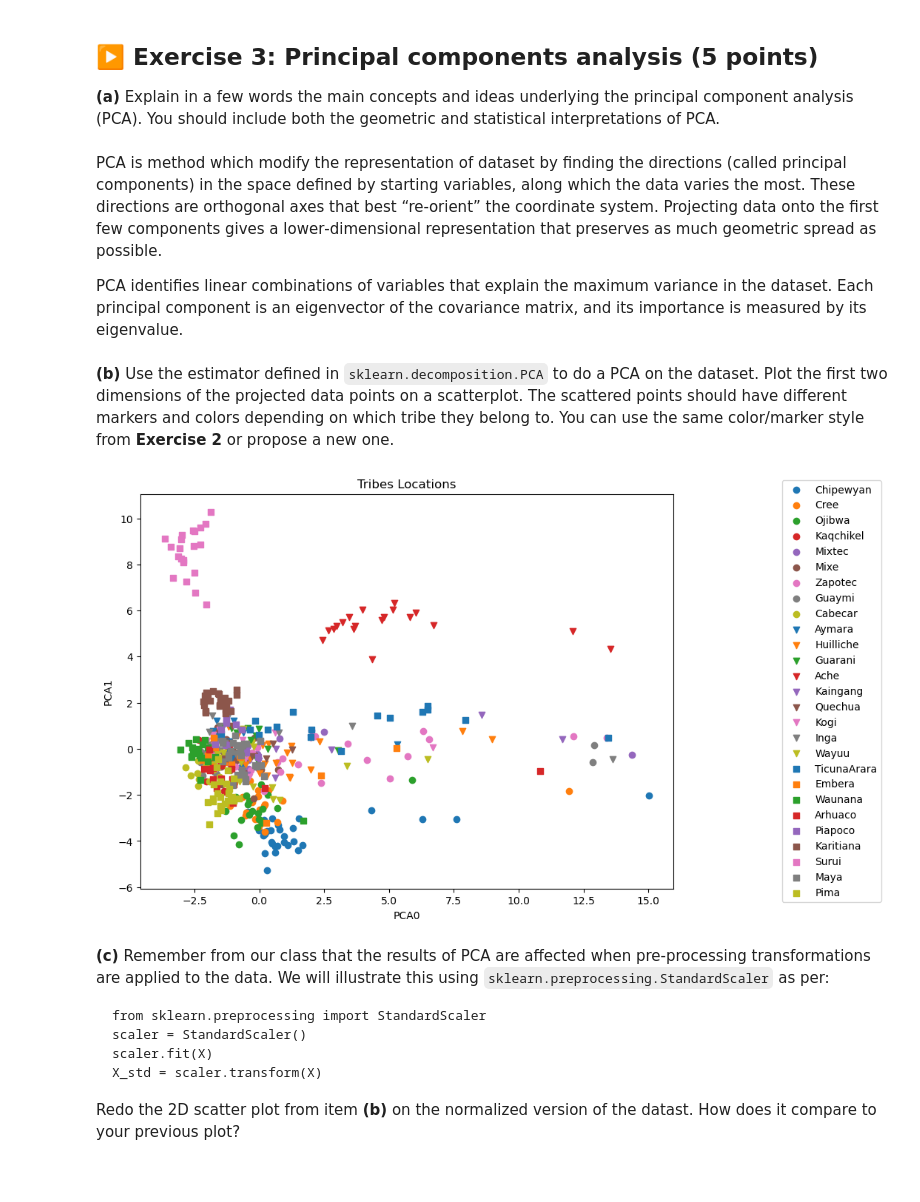
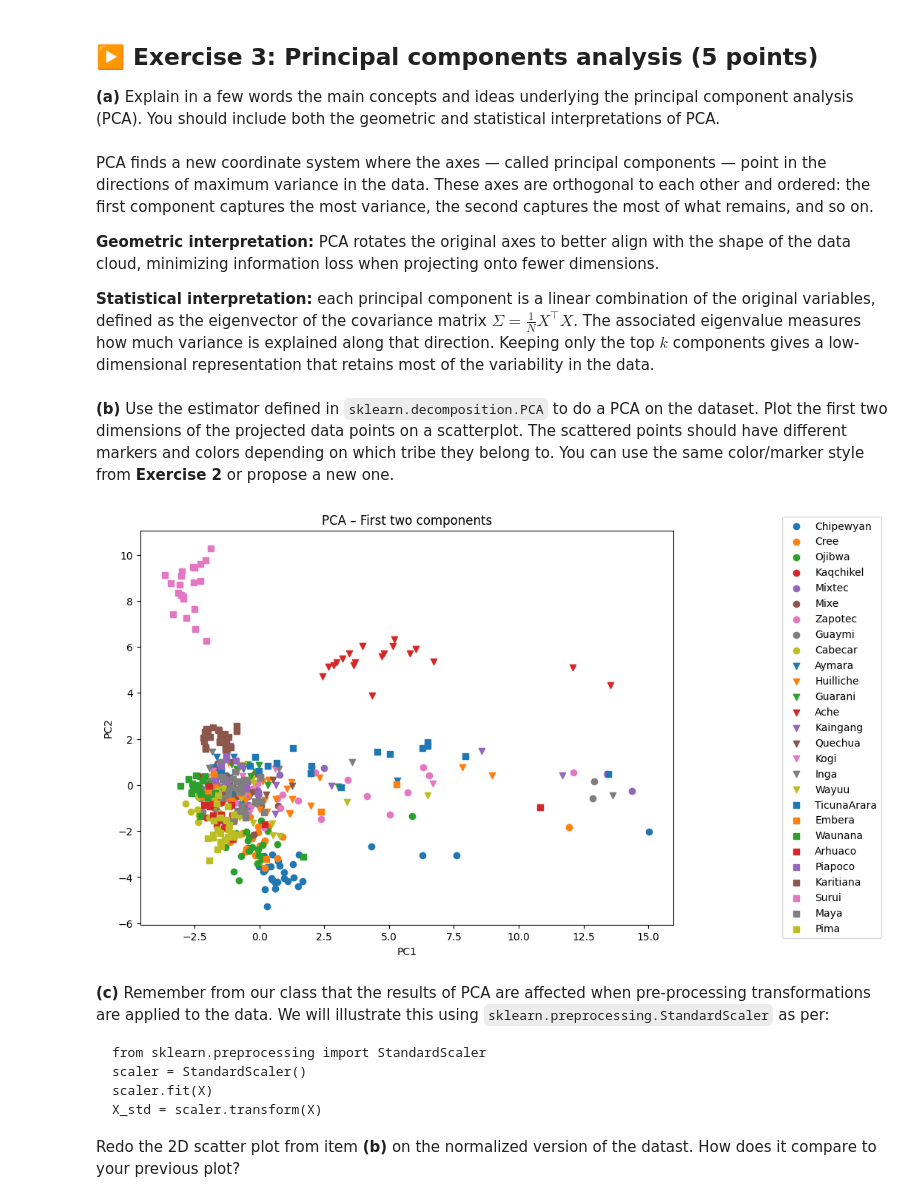
Before and after one commit to leozsc/TP1-ISLA, a Jupyter notebook: TP2/TP2.ipynb, the cells around one changed output. Saved outputs shown, nothing was run; the diff lists cells and outputs as text; code cells hidden in the pictures; blank space fills up the shorter version.

````diff
--- a/TP2/TP2.ipynb
+++ b/TP2/TP2.ipynb
@@ -193,43 +233,35 @@ You should not run into errors now, since `sklearn` also uses `lstsq` to solve t
 
 **(a)** Explain in a few words the main concepts and ideas underlying the principal component analysis (PCA). You should include both the geometric and statistical interpretations of PCA.
 # %% [markdown]
-PCA is method which modify the representation of dataset by finding the directions (called principal components) in the space defined by starting variables, along which the data varies the most. These directions are orthogonal axes that best “re‑orient” the coordinate system.
-Projecting data onto the first few components gives a lower‑dimensional representation that preserves as much geometric spread as possible.
+PCA finds a new coordinate system where the axes — called principal components — point in the directions of maximum variance in the data. These axes are orthogonal to each other and ordered: the first component captures the most variance, the second captures the most of what remains, and so on.
 
-PCA identifies linear combinations of variables that explain the maximum variance in the dataset.
-Each principal component is an eigenvector of the covariance matrix, and its importance is measured by its eigenvalue.
+**Geometric interpretation:** PCA rotates the original axes to better align with the shape of the data cloud, minimizing information loss when projecting onto fewer dimensions.
+
+**Statistical interpretation:** each principal component is a linear combination of the original variables, defined as the eigenvector of the covariance matrix $\Sigma = \frac{1}{N} X^\top X$. The associated eigenvalue measures how much variance is explained along that direction. Keeping only the top $k$ components gives a low-dimensional representation that retains most of the variability in the data.
 # %% [markdown]
 **(b)** Use the estimator defined in `sklearn.decomposition.PCA` to do a PCA on the dataset. Plot the first two dimensions of the projected data points on a scatterplot. The scattered points should have different markers and colors depending on which tribe they belong to. You can use the same color/marker style from **Exercise 2** or propose a new one.
 # %%
 from sklearn.decomposition import PCA
-from sklearn.preprocessing import StandardScaler
 
-# Here we just apply the PCA to the genetic determinators because the orders variables are what we try to determinate.
-df_process = df.drop(['IndivID', 'PopID', 'Pop', 'Country', 'Continent', 'sex', 'lat', 'long'],axis=1).copy()
+X = df.iloc[:, 8:].values
 pca = PCA()
+components = pca.fit_transform(X)
 
-# PCA return a numpy array that we transform the in a DataFrame
-df_process_PCA = pd.DataFrame(pca.fit_transform(df_process))
-df_process_PCA.index = df.index
-df_process_PCA = pd.concat([gdf[['IndivID', 'PopID', 'Pop', 'Country', 'Continent', 'sex', 'lat', 'long']],df_process_PCA],axis=1)
-
-# Plotting
 fig, ax = plt.subplots(figsize=(8.0, 6.5))
 plt.subplots_adjust(left=0.0, right=0.90, bottom=0.10, top=0.92)
 marker_list = ['o', 'v', 's']
 colors_list = [f'C{i}' for i in range(9)]
-for i, tribe in enumerate(df_process_PCA['Pop'].unique()):
-    members_tribe = df_process_PCA[df_process_PCA['Pop'] == tribe]
-    ax.scatter(members_tribe[0], members_tribe[1],
-               marker=marker_list[i//9],
-               color=colors_list[i%9], label=tribe)
+for i, tribe in enumerate(df['Pop'].unique()):
+    idx = df['Pop'] == tribe
+    ax.scatter(components[idx, 0], components[idx, 1],
+               marker=marker_list[i//9], color=colors_list[i%9], label=tribe)
 ax.legend(loc='center right', bbox_to_anchor=(1.4, 0.5))
-ax.set_title('Tribes Locations')
-ax.set_xlabel('PCA0')
-ax.set_ylabel('PCA1')
+ax.set_title('PCA – First two components')
+ax.set_xlabel('PC1')
+ax.set_ylabel('PC2')
 fig.show()
 # %% [output]
-[figure, old version]
+[figure, new version]
 # %% [markdown]
 **(c)** Remember from our class that the results of PCA are affected when pre-processing transformations are applied to the data. We will illustrate this using `sklearn.preprocessing.StandardScaler` as per:
 ```
````
Also changed, not shown: parts of 18 cells of this notebook.
